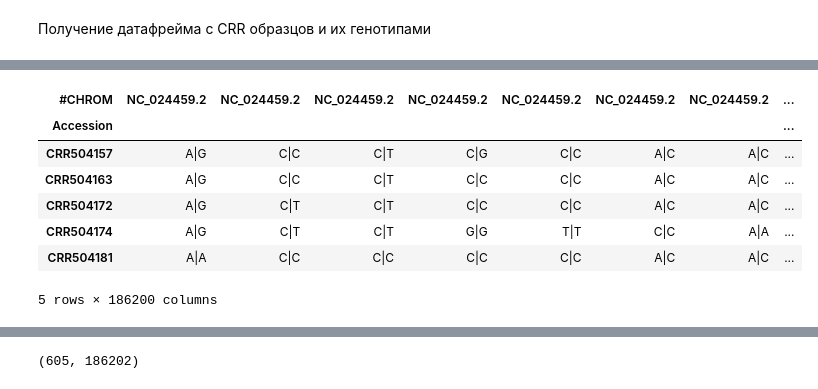
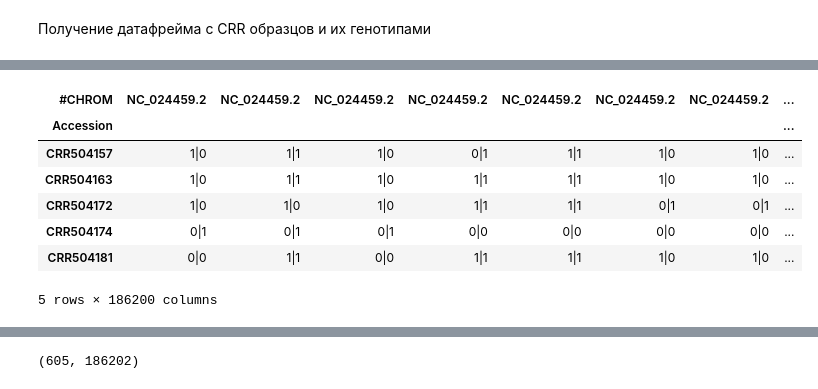
Before and after one commit to Polina1010123/phenoPredict, a Jupyter notebook: code/data_processing.ipynb, the cells around one changed output, grey strips where cells are left out. Cells and saved outputs as stored; diff of their text form; code cells hidden in the pictures.

```diff
--- a/code/data_processing.ipynb
+++ b/code/data_processing.ipynb
@@ -129,7 +129,8 @@ array(['PA', 'NSS', 'Iodent', 'PB', 'SS', 'SPT', 'Admix'], dtype=object)
 # %% [markdown]
 Получение датафрейма с CRR образцов и их генотипами
 # %%
-data_snp = data.iloc[:, [3, 4]].join(data.iloc[:, 9:])
+#data_snp = data.iloc[:, [3, 4]].join(data.iloc[:, 9:])
+data_snp = data.iloc[:, 9:]
 
 
 data_snp.head()
@@ -230,15 +225,15 @@ data_snp_nucleotides
 # %%
-data_snp_nucleotides.index = data.iloc[:, 0]
-data_snp_nucleotides = data_snp_nucleotides.T
-data_snp_nucleotides.index.name = 'Accession'
-data_snp_nucleotides.head()
+data_snp.index = data.iloc[:, 0]
+data_snp = data_snp.T
+data_snp.index.name = 'Accession'
+data_snp.head()
 # %% [output]
 | #CHROM | NC_024459.2 | NC_024459.2 | NC_024459.2 | NC_024459.2 | NC_024459.2 | NC_024459.2 | NC_024459.2 | ... |
 | Accession |  |  |  |  |  |  |  | ... |
-| CRR504157 | A|G | C|C | C|T | C|G | C|C | A|C | A|C | ... |
-| CRR504163 | A|G | C|C | C|T | C|C | C|C | A|C | A|C | ... |
-| CRR504172 | A|G | C|T | C|T | C|C | C|C | A|C | A|C | ... |
-| CRR504174 | A|G | C|T | C|T | G|G | T|T | C|C | A|A | ... |
-| CRR504181 | A|A | C|C | C|C | C|C | C|C | A|C | A|C | ... |
+| CRR504157 | 1|0 | 1|1 | 1|0 | 0|1 | 1|1 | 1|0 | 1|0 | ... |
+| CRR504163 | 1|0 | 1|1 | 1|0 | 1|1 | 1|1 | 1|0 | 1|0 | ... |
+| CRR504172 | 1|0 | 1|0 | 1|0 | 1|1 | 1|1 | 0|1 | 0|1 | ... |
+| CRR504174 | 0|1 | 0|1 | 0|1 | 0|0 | 0|0 | 0|0 | 0|0 | ... |
+| CRR504181 | 0|0 | 1|1 | 0|0 | 1|1 | 1|1 | 1|0 | 1|0 | ... |
 5 rows × 186200 columns
 # %%
```
Also changed, not shown: parts of 14 cells of this notebook, 1 other file.
